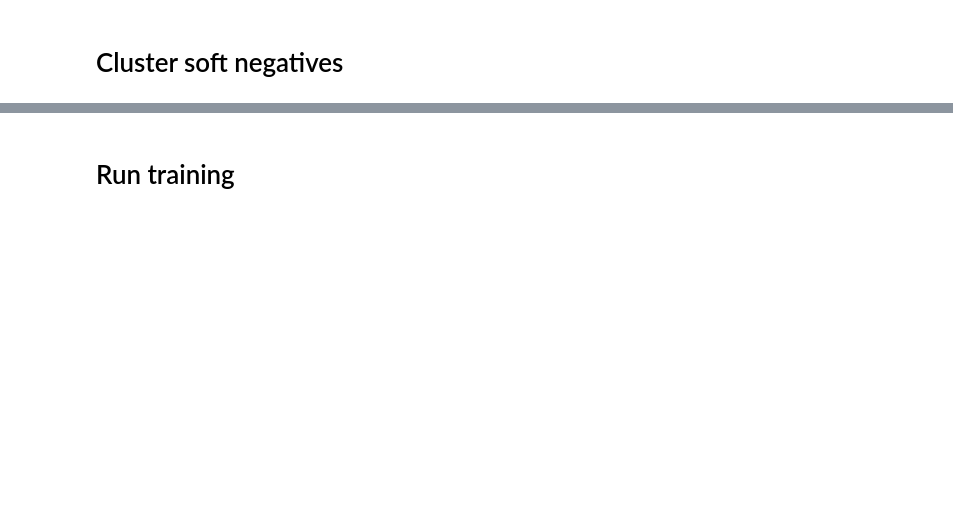
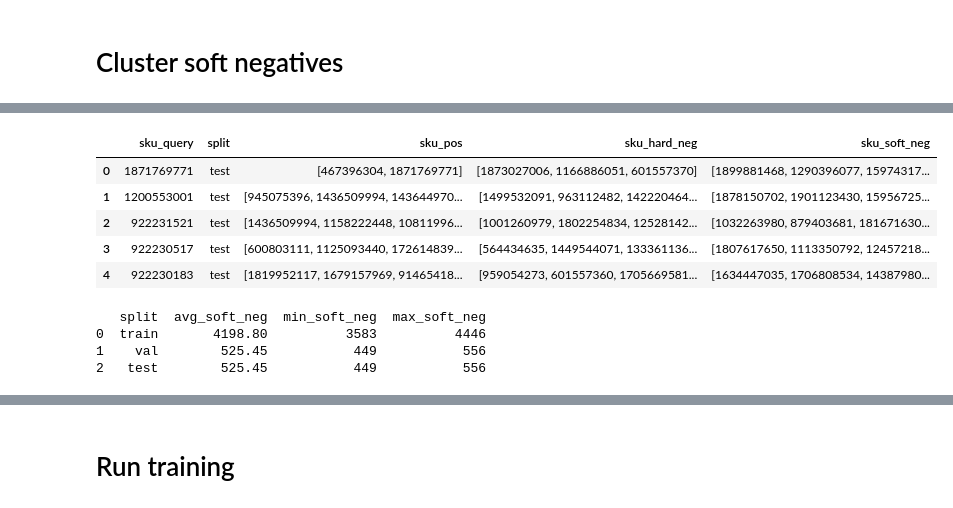
Before and after one commit to tony-pitchblack/marketplace_analytics, a Jupyter notebook: clip-siamese/contrastive_train_data-spliting-by-query.ipynb, the cells around one changed output, grey strips where cells are left out. Saved outputs shown, nothing was run; the diff lists cells and outputs as text; code cells hidden in the pictures; blank space fills up the shorter version.

```diff
--- a/clip-siamese/contrastive_train_data-spliting-by-query.ipynb
+++ b/clip-siamese/contrastive_train_data-spliting-by-query.ipynb
@@ -755,0 +834,3 @@ Note: Environment variable`HF_TOKEN` is set and is the current active token inde
+# %%
+pairwise_mapping_df = pd.read_parquet(DATA_PATH + PAIRWISE_TABLE_NAME)
+pairwise_mapping_df.columns.tolist()
@@ -986,31 +932,0 @@ Unique sku per split: 237 15 20
-# %%
-# Print positive/hard_negative pairs count per each split
-
-import pandas as pd
-
-# collect your splits in a dict
-splits = {
-    'train': train_df,
-    'val':   val_df,
-    'test':  test_df,
-}
-
-# build the summary_df records
-records = []
-for name, df in splits.items():
-    vc = df['label'].value_counts()
-    records.append({
-        'split':    name,
-        'hard_negative': vc.get(0, 0),
-        'positive': vc.get(1, 0),
-        'total':    len(df),
-    })
-
-# create a DataFrame and set the split name as index
-summary_df = (
-    pd.DataFrame(records)
-      .set_index('split')
-      .astype(int)
-)
-
-print(summary_df)
@@ -1127,0 +1103,41 @@ actual_test_df["label"]  = 1 - actual_test_df["label"]
+# %%
+splits_dataset = split_query_groups(
+    pairwise_mapping_df,
+    test_size=0.1,
+    val_size=0.1,
+    random_state=42
+)
+
+pd.reset_option('display.max_colwidth')
+splits_dataset['test'].head()
+# %% [output]
+|  | sku_query | split | sku_pos | sku_hard_neg | sku_soft_neg |
+| 0 | 1871769771 | test | [467396304, 1871769771] | [1873027006, 1166886051, 601557370] | [1899881468, 1290396077, 15974317... |
+| 1 | 1200553001 | test | [945075396, 1436509994, 143644970... | [1499532091, 963112482, 142220464... | [1878150702, 1901123430, 15956725... |
+| 2 | 922231521 | test | [1436509994, 1158222448, 10811996... | [1001260979, 1802254834, 12528142... | [1032263980, 879403681, 181671630... |
+| 3 | 922230517 | test | [600803111, 1125093440, 172614839... | [564434635, 1449544071, 133361136... | [1807617650, 1113350792, 12457218... |
+| 4 | 922230183 | test | [1819952117, 1679157969, 91465418... | [959054273, 601557360, 1705669581... | [1634447035, 1706808534, 14387980... |
+# %%
+# Compute avg, min, max count of soft negatives per query (per split) and output as table
+import pandas as pd
+
+soft_neg_stats = []
+for split_name, df in splits_dataset.items():
+    soft_neg_counts = df['sku_soft_neg'].apply(lambda x: len(x) if isinstance(x, list) else 0)
+    avg_soft_neg = soft_neg_counts.mean() if not soft_neg_counts.empty else 0
+    min_soft_neg = soft_neg_counts.min() if not soft_neg_counts.empty else 0
+    max_soft_neg = soft_neg_counts.max() if not soft_neg_counts.empty else 0
+    soft_neg_stats.append({
+        'split': split_name,
+        'avg_soft_neg': avg_soft_neg,
+        'min_soft_neg': min_soft_neg,
+        'max_soft_neg': max_soft_neg
+    })
+
+soft_neg_stats_df = pd.DataFrame(soft_neg_stats)
+print(soft_neg_stats_df)
+# %% [output]
+   split  avg_soft_neg  min_soft_neg  max_soft_neg
+0  train       4198.80          3583          4446
+1    val        525.45           449           556
+2   test        525.45           449           556
```
Also changed, not shown: parts of 58 cells of this notebook.
